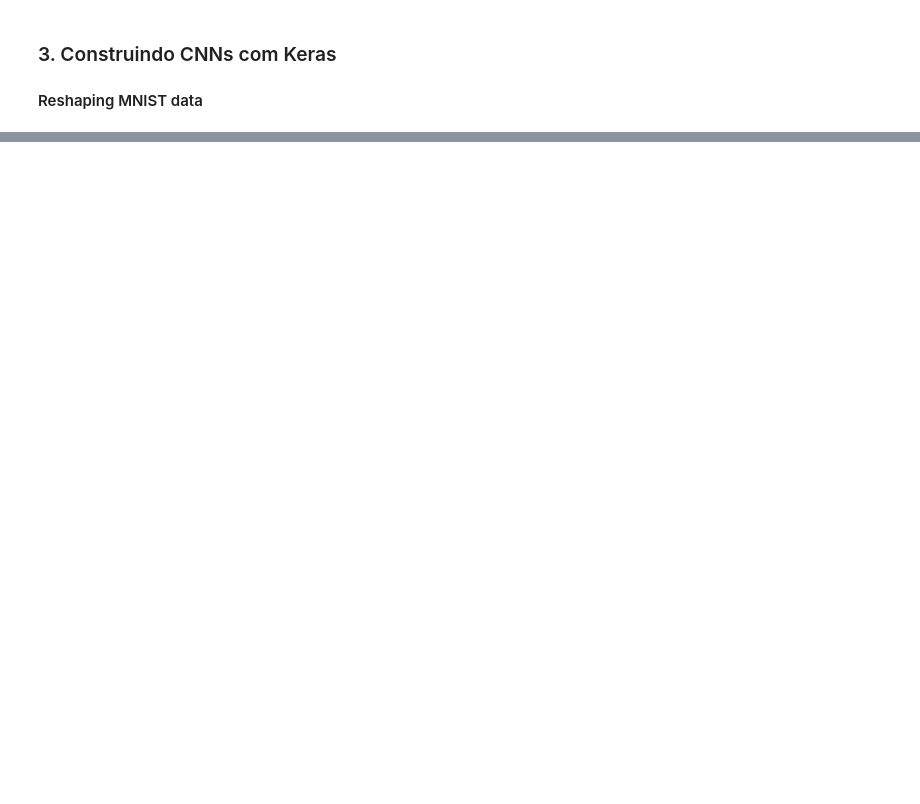
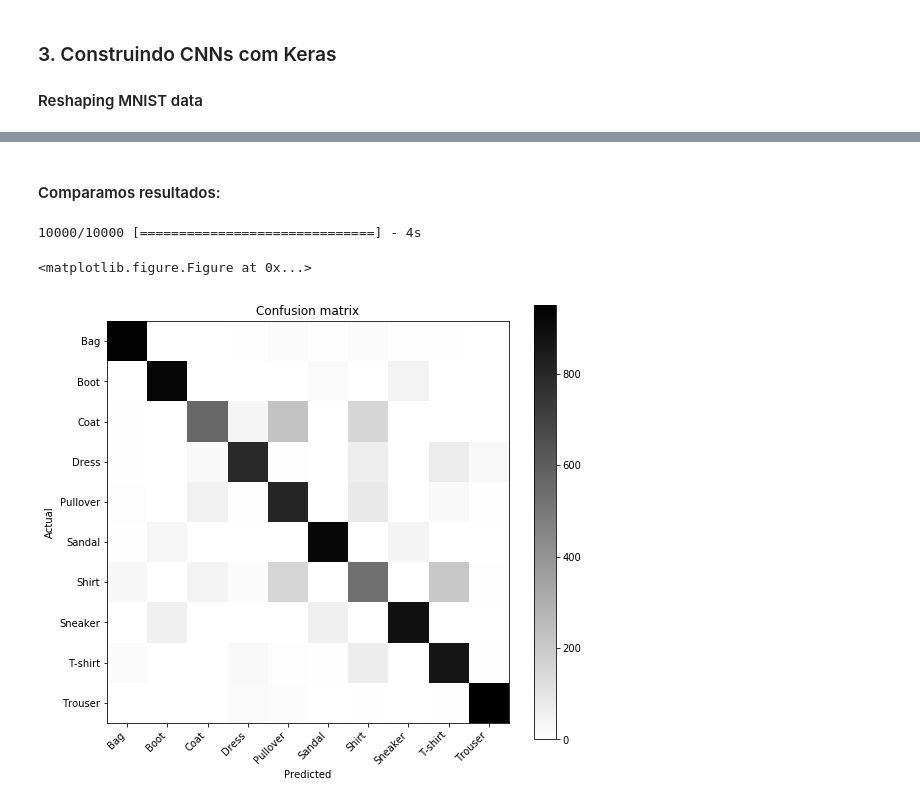
Before and after one commit to MLIME/12aMostra, a Jupyter notebook: src/Keras Tutorial.ipynb, the cells around one changed output, grey strips where cells are left out. Cells and saved outputs as stored; diff of their text form; code cells hidden in the pictures; blank space fills up the shorter version.

Commit message:
2 versao tutorial Keras

```diff
--- a/src/Keras Tutorial.ipynb
+++ b/src/Keras Tutorial.ipynb
@@ -91,22 +99,25 @@ X_test = X_test.reshape(X_test.shape[0], np.prod(X_test.shape[1:]))
 #Sequential é a API que permite construirmos um modelo ao adicionar incrementalmente layers
 from keras.models import Sequential
 from keras.layers import Dense, Flatten
+from keras.optimizers import SGD
 
-model = Sequential()
-model.add(Dense(128, input_shape=(28*28,), activation='relu'))
-model.add(Dense(128, activation='relu'))
-model.add(Dense(128, activation='relu'))
-model.add(Dense(10, activation='softmax'))
+DFN = Sequential()
+DFN.add(Dense(128, input_shape=(28*28,), activation='relu'))
+DFN.add(Dense(128, activation='relu'))
+DFN.add(Dense(128, activation='relu'))
+DFN.add(Dense(10, activation='softmax'))
 
-model.compile(loss='categorical_crossentropy',
-              optimizer='sgd',
+#optim = SGD(lr=0.01 ) - pode construir o otimizador por fora para definir parametros
+
+DFN.compile(loss='categorical_crossentropy',
+              optimizer='sgd', #ou usar os parâmetros padrão
               metrics=['accuracy'])
 
-model.fit(X_train, y_train, batch_size=32, epochs=2,
+DFN.fit(X_train, y_train, batch_size=32, epochs=2,
           validation_split=0.2,
           verbose=1)
 
-print('\nAccuracy: %.2f' % model.evaluate(X_test, y_test, verbose=1)[1])
+print('\nAccuracy: %.2f' % DFN.evaluate(X_test, y_test, verbose=1)[1])
 # %% [output]
 Train on 48000 samples, validate on 12000 samples
 Epoch 1/2
@@ -159,0 +172,16 @@ Accuracy: 0.81
+# %% [markdown]
+#### Comparamos resultados:
+# %%
+cnn_pred = CNN.predict(X_test, verbose=1)
+dfn_pred = DFN.predict(X_test.reshape((X_test.shape[0], np.prod(X_test.shape[1:]))), verbose=1)
+
+cnn_pred = np.array(list(map(np.argmax, cnn_pred)))
+dfn_pred = np.array(list(map(np.argmax, dfn_pred)))
+y_pred   = np.array(list(map(np.argmax, y_test)))
+# %% [output]
+10000/10000 [==============================] - 4s
+# %%
+util.plotconfusion(util.get_label_names(y_pred), util.get_label_names(dfn_pred))
+# %% [output]
+<matplotlib.figure.Figure at 0x...>
+[figure, added]
```
Also changed, not shown: parts of 12 cells of this notebook, 2 other files.
